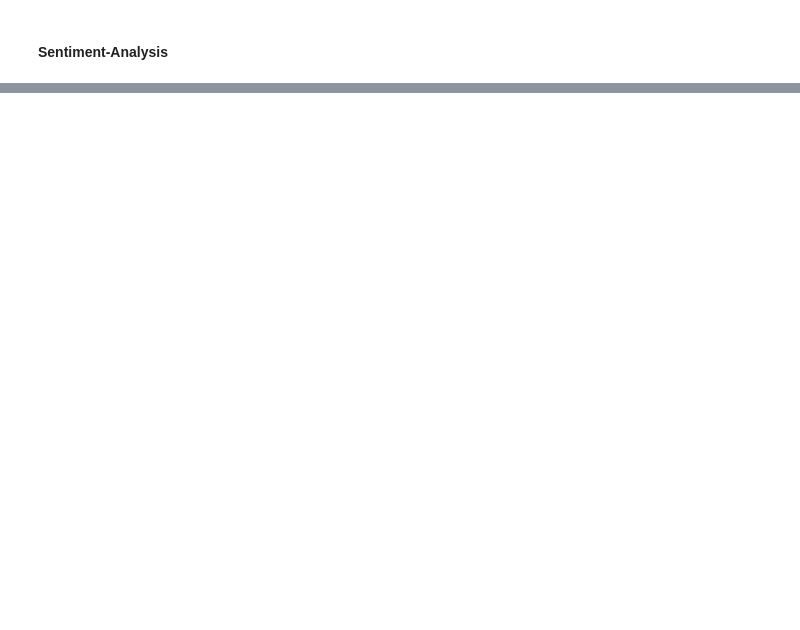
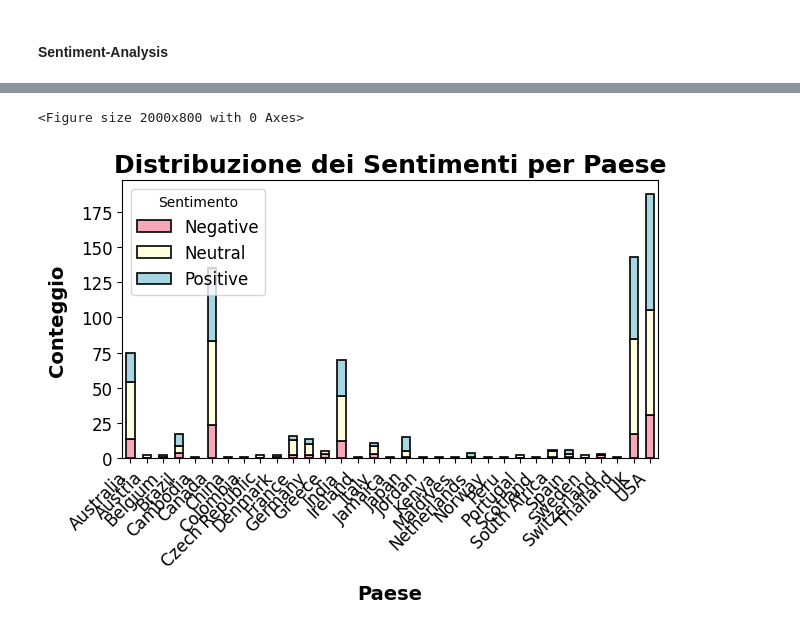
Before and after one commit to Giansimone-Coccia/Progetto_NLP, a Jupyter notebook: analysis.ipynb, the cells around one changed output, grey strips where cells are left out. Drawn from its saved outputs; the diff is of its cells as text; code cells hidden in the pictures; blank space fills up the shorter version.

```diff
--- a/analysis.ipynb
+++ b/analysis.ipynb
@@ -302,0 +326,18 @@ Passing `palette` without assigning `hue` is deprecated and will be removed in v
+# %%
+# Raggruppa i dati per paese e sentimento, e conta quante volte ogni combinazione si presenta
+country_sentiment_counts = df_new.groupby(['Country', 'Sentiment_Predicted_TextBlob']).size().unstack(fill_value=0)
+
+# Visualizza la distribuzione dei sentimenti per paese in un grafico a barre
+plt.figure(figsize=(20, 8))
+country_sentiment_counts.plot(kind='bar', stacked=True, color=['#f7a8b8', '#FFFFE0', '#a8d5e2'], edgecolor='black', linewidth=1.2)
+plt.title("Distribuzione dei Sentimenti per Paese", fontsize=18, fontweight='bold')
+plt.xlabel("Paese", fontsize=14, fontweight='bold', labelpad=10)
+plt.ylabel("Conteggio", fontsize=14, fontweight='bold', labelpad=10)
+plt.xticks(rotation=45, ha='right', fontsize=12)
+plt.yticks(fontsize=12)
+plt.legend(title="Sentimento", loc='upper left', fontsize=12)
+plt.tight_layout()
+plt.show()
+# %% [output]
+<Figure size 2000x800 with 0 Axes>
+[figure, added]
```
Also changed, not shown: parts of 7 cells of this notebook.
